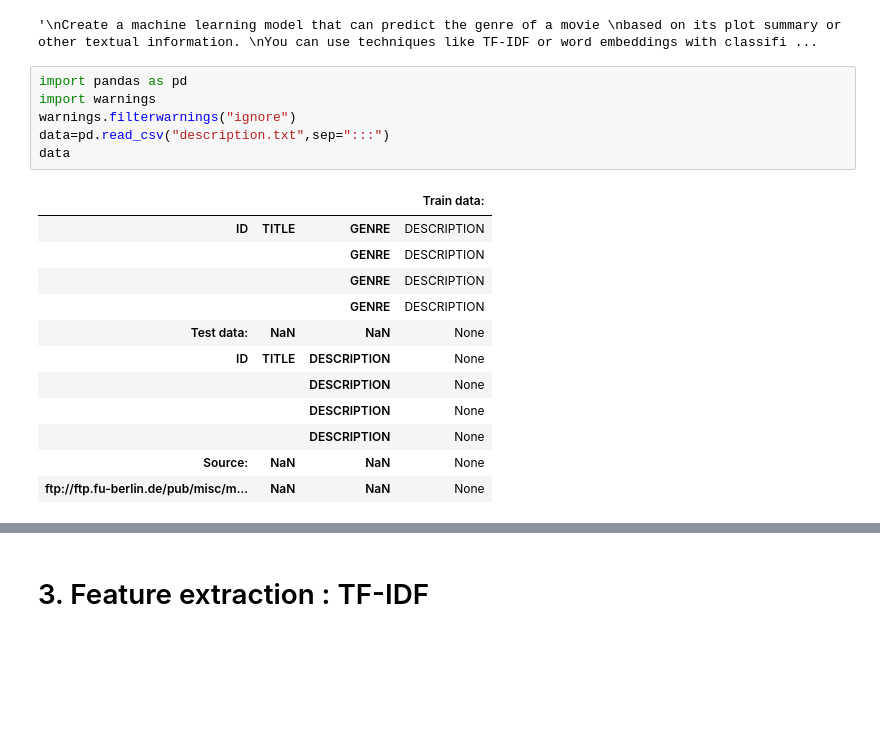
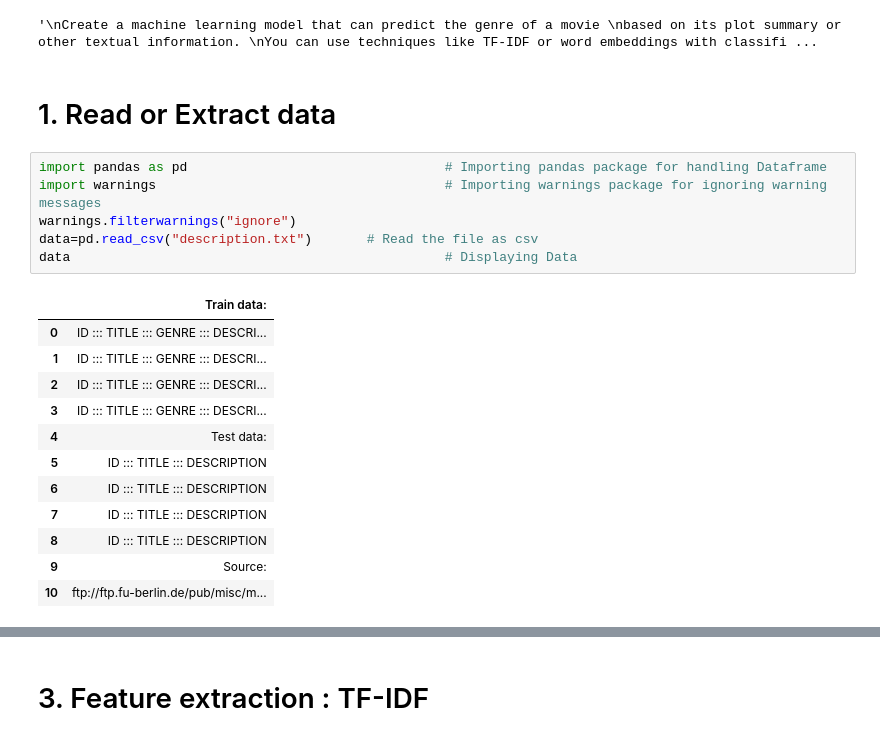
Before and after one commit to BDheerajChandan/CollegeProjects, a Jupyter notebook: Encryptix/Task 1 - MOVIE GENRE CLASSIFICATION/Task_1.ipynb, the cells around one changed output, grey strips where cells are left out. Saved outputs shown, nothing was run; the diff lists cells and outputs as text; blank space fills up the shorter version.

Commit message:
Question 1 : Updated solution to internship task for Movie Genre task-1

```diff
--- a/Encryptix/Task 1 - MOVIE GENRE CLASSIFICATION/Task_1.ipynb
+++ b/Encryptix/Task 1 - MOVIE GENRE CLASSIFICATION/Task_1.ipynb
@@ -9,22 +9,24 @@ Naive Bayes, Logistic Regression, or Support Vector Machines.
 """
 # %% [output]
 '\nCreate a machine learning model that can predict the genre of a movie \nbased on its plot summary or other textual information. \nYou can use techniques like TF-IDF or word embeddings with classifi ...
+# %% [markdown]
+# 1. Read or Extract data
 # %%
-import pandas as pd
-import warnings
+import pandas as pd                                 # Importing pandas package for handling Dataframe
+import warnings                                     # Importing warnings package for ignoring warning messages
 warnings.filterwarnings("ignore")
-data=pd.read_csv("description.txt",sep=":::")
-data
+data=pd.read_csv("description.txt")       # Read the file as csv
+data                                                # Displaying Data
 # %% [output]
-|  |  |  | Train data: |
-| ID | TITLE | GENRE | DESCRIPTION |
-|  |  | GENRE | DESCRIPTION |
-|  |  | GENRE | DESCRIPTION |
-|  |  | GENRE | DESCRIPTION |
-| Test data: | NaN | NaN | None |
-| ID | TITLE | DESCRIPTION | None |
-|  |  | DESCRIPTION | None |
-|  |  | DESCRIPTION | None |
-|  |  | DESCRIPTION | None |
-| Source: | NaN | NaN | None |
-| ftp://ftp.fu-berlin.de/pub/misc/m... | NaN | NaN | None |
+|  | Train data: |
+| 0 | ID ::: TITLE ::: GENRE ::: DESCRI... |
+| 1 | ID ::: TITLE ::: GENRE ::: DESCRI... |
+| 2 | ID ::: TITLE ::: GENRE ::: DESCRI... |
+| 3 | ID ::: TITLE ::: GENRE ::: DESCRI... |
+| 4 | Test data: |
+| 5 | ID ::: TITLE ::: DESCRIPTION |
+| 6 | ID ::: TITLE ::: DESCRIPTION |
+| 7 | ID ::: TITLE ::: DESCRIPTION |
+| 8 | ID ::: TITLE ::: DESCRIPTION |
+| 9 | Source: |
+| 10 | ftp://ftp.fu-berlin.de/pub/misc/m... |
```
Also changed, not shown: parts of 23 cells of this notebook.
